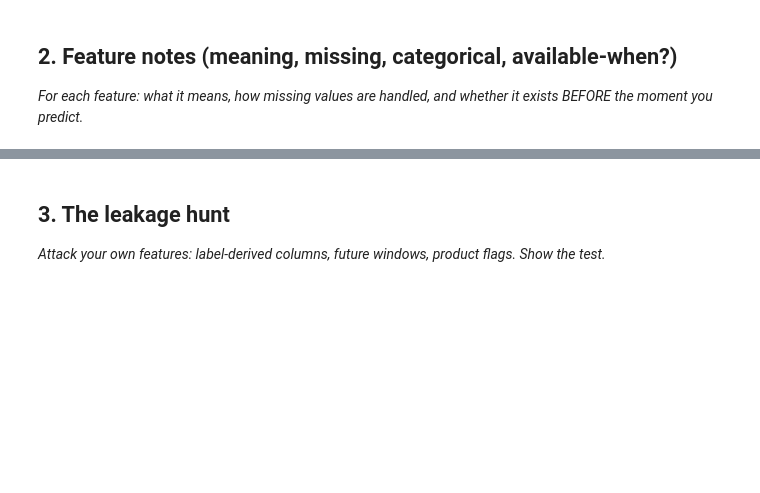
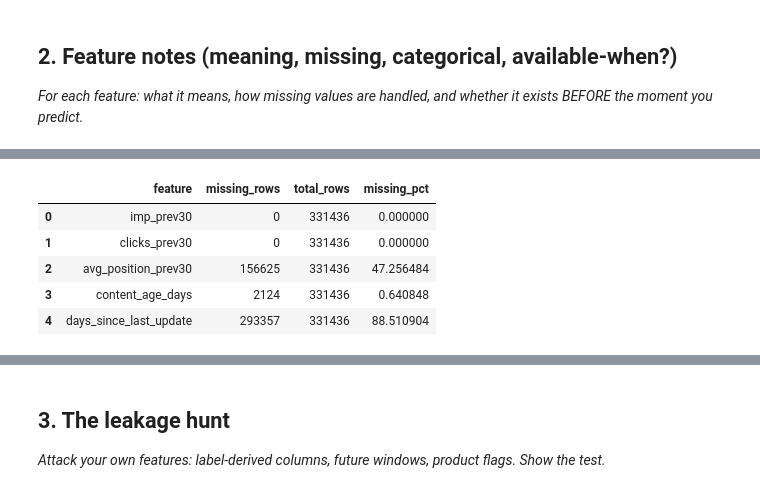
Before and after one commit to jawad-ahmed-developer/flyRank_Internship_Tasks, a Jupyter notebook: work/notebooks/w03_feature_leakage_check.ipynb, the cells around one changed output, grey strips where cells are left out. Drawn from its saved outputs; the diff is of its cells as text; code cells hidden in the pictures; blank space fills up the shorter version.

```diff
--- a/work/notebooks/w03_feature_leakage_check.ipynb
+++ b/work/notebooks/w03_feature_leakage_check.ipynb
@@ -378,3 +428,30 @@ Feature-frame grain check passed.
 # %%
 # This cell is for CODE (numbers, a query, a check).
 # Write your text answer in the cell ABOVE this one — typing sentences here breaks Run All.
+
+# summarize availability and missingness of the five approved features.
+
+feature_availability = pd.DataFrame({
+    "feature": FEATURES,
+    "missing_rows": [
+        feature_frame[f].isna().sum()
+        for f in FEATURES
+    ]
+})
+
+feature_availability["total_rows"] = len(feature_frame)
+
+feature_availability["missing_pct"] = (
+    feature_availability["missing_rows"]
+    / feature_availability["total_rows"]
+    * 100
+)
+
+feature_availability
+# %% [output]
+|  | feature | missing_rows | total_rows | missing_pct |
+| 0 | imp_prev30 | 0 | 331436 | 0.000000 |
+| 1 | clicks_prev30 | 0 | 331436 | 0.000000 |
+| 2 | avg_position_prev30 | 156625 | 331436 | 47.256484 |
+| 3 | content_age_days | 2124 | 331436 | 0.640848 |
+| 4 | days_since_last_update | 293357 | 331436 | 88.510904 |
```
Also changed, not shown: parts of 2 cells of this notebook.
